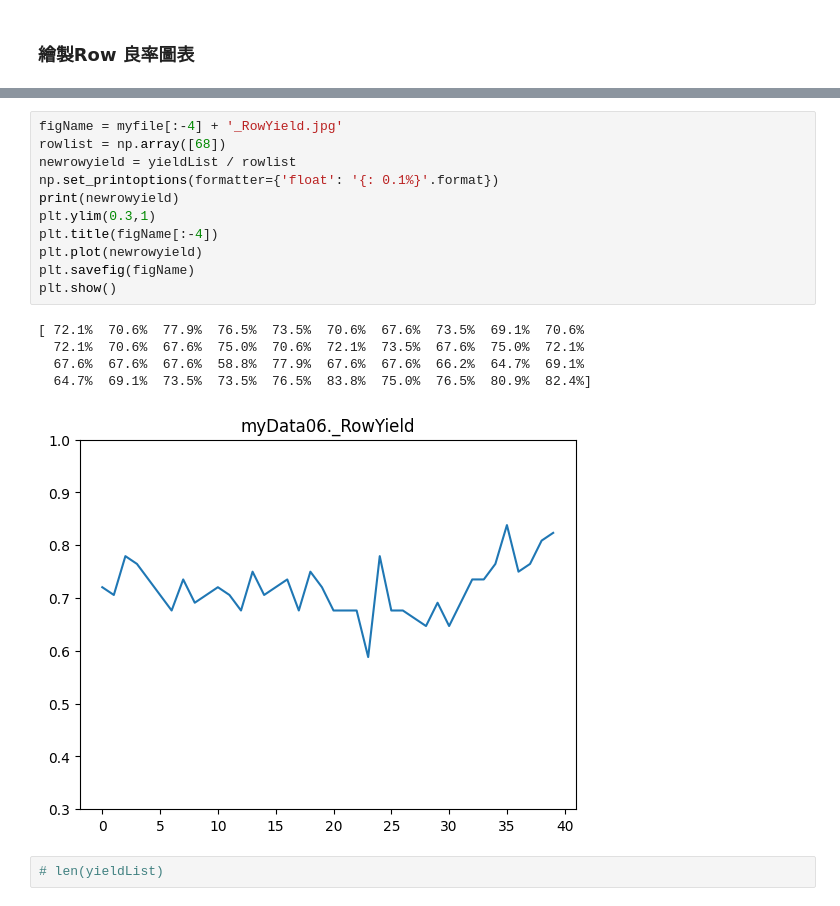
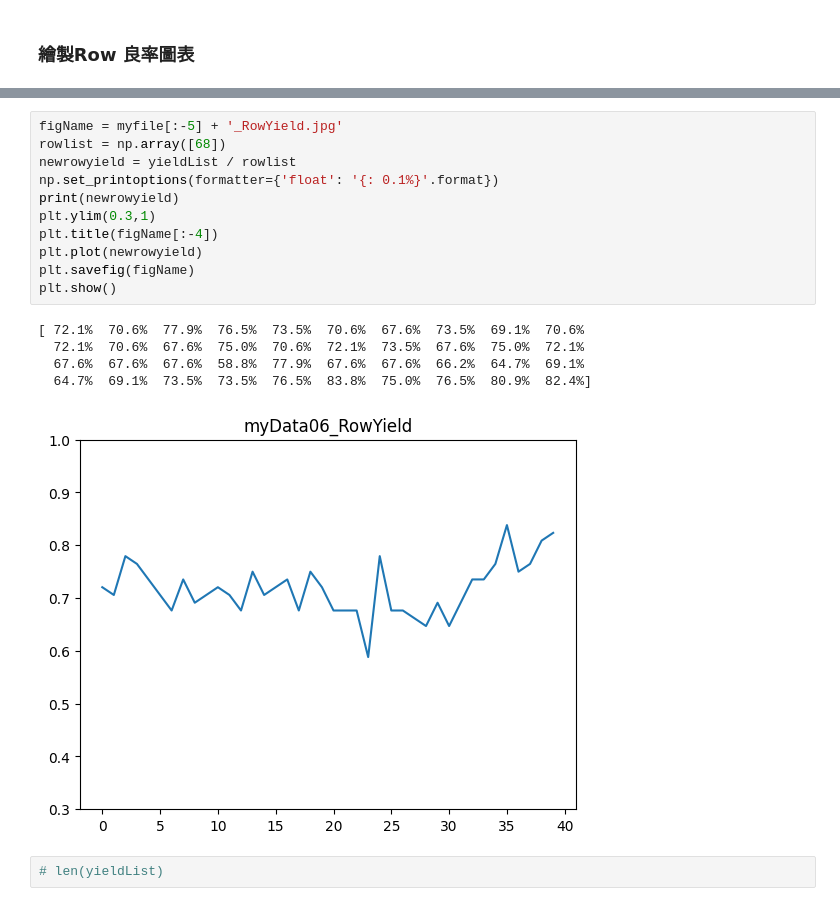
Before and after one commit to mccoy0928/pandas_dataframe, a Jupyter notebook: 20230803_myDataExcel_jpnb.ipynb, the cells around one changed output, grey strips where cells are left out. Drawn from its saved outputs; the diff is of its cells as text.

```diff
--- a/20230803_myDataExcel_jpnb.ipynb
+++ b/20230803_myDataExcel_jpnb.ipynb
@@ -248,22 +268,22 @@ plt.show()
 [49, 48, 53, 52, 50, 48, 46, 50, 47, 48, 49, 48, 46, 51, 48, 49, 50, 46, 51, 49, 46, 46, 46, 40, 53, 46, 46, 45, 44, 47, 44, 47, 50, 50, 52, 57, 51, 52, 55, 56]
 [figure]
 # %%
-figName = myfile[:-4] + '_RowYield.jpg'
+figName = myfile[:-5] + '_RowYield.jpg'
 rowlist = np.array([68])
 newrowyield = yieldList / rowlist
 np.set_printoptions(formatter={'float': '{: 0.1%}'.format})
 print(newrowyield)
 plt.ylim(0.3,1)
 plt.title(figName[:-4])
 plt.plot(newrowyield)
 plt.savefig(figName)
 plt.show()
 # %% [output]
 [ 72.1%  70.6%  77.9%  76.5%  73.5%  70.6%  67.6%  73.5%  69.1%  70.6%
   72.1%  70.6%  67.6%  75.0%  70.6%  72.1%  73.5%  67.6%  75.0%  72.1%
   67.6%  67.6%  67.6%  58.8%  77.9%  67.6%  67.6%  66.2%  64.7%  69.1%
   64.7%  69.1%  73.5%  73.5%  76.5%  83.8%  75.0%  76.5%  80.9%  82.4%]
-[figure, old version]
+[figure, new version]
 # %%
 # len(yieldList)
 # %%
```
Also changed, not shown: parts of 6 cells of this notebook.
